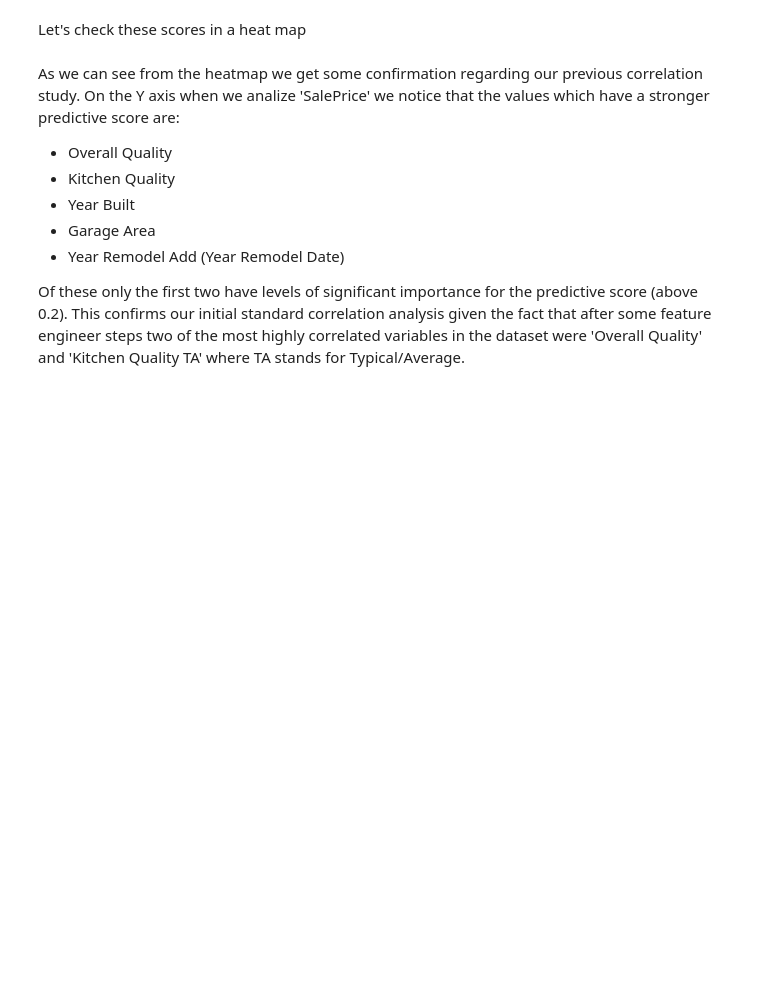
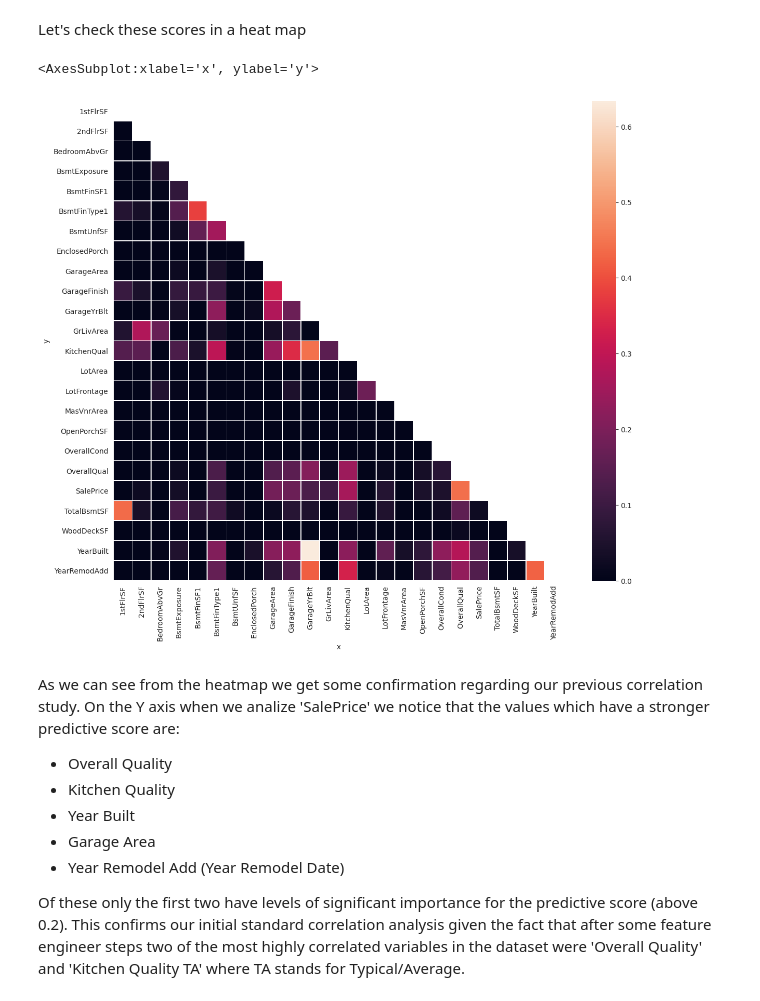
Before and after one commit to DevFabrizio/Fabrizio-Project-Five, a Jupyter notebook: jupyter_notebooks/Correlation Study.ipynb, the cells around one changed output. Cells and saved outputs as stored; diff of their text form; code cells hidden in the pictures; blank space fills up the shorter version.

```diff
--- a/jupyter_notebooks/Correlation Study.ipynb
+++ b/jupyter_notebooks/Correlation Study.ipynb
@@ -120,4 +206,5 @@ This allows us to draw stronger conclusions and have a firmer base for the ratio
 Now that we have plots to show correlation levels we could generate some reports using the predictive power score library to investigate any potential non linear relationship.
 # %%
 import ppscore as pps
+df = pd.read_csv('/workspaces/Fabrizio-Project-Five/inputs/datasets/raw/house-price-20211124T154130Z-001/house-price/house_prices_records.csv')
 pps.matrix(df=df)
@@ -124,11 +225,16 @@ pps.matrix(df=df)
 # %% [markdown]
 Let's check these scores in a heat map
 # %%
+
 # code taken from the CI lesson on PPS
 pps_matrix_raw = pps.matrix(df)
 pps_matrix = pps_matrix_raw.filter(['x', 'y', 'ppscore']).pivot(columns='x', index='y', values='ppscore')
+mask = np.triu(np.ones_like(pps_matrix, dtype=bool))
 plt.figure(figsize=(14, 12))
-sns.heatmap(data=pps_matrix, linewidths=0.5, annot=True, )
+sns.heatmap(data=pps_matrix, linewidths=0.5, mask=mask )
+# %% [output]
+<AxesSubplot:xlabel='x', ylabel='y'>
+[figure, added]
 # %% [markdown]
 As we can see from the heatmap we get some confirmation regarding our previous correlation study.
 On the Y axis when we analize 'SalePrice' we notice that the values which have a stronger predictive score are:
```
Also changed, not shown: parts of 10 cells of this notebook, 26 other files.
